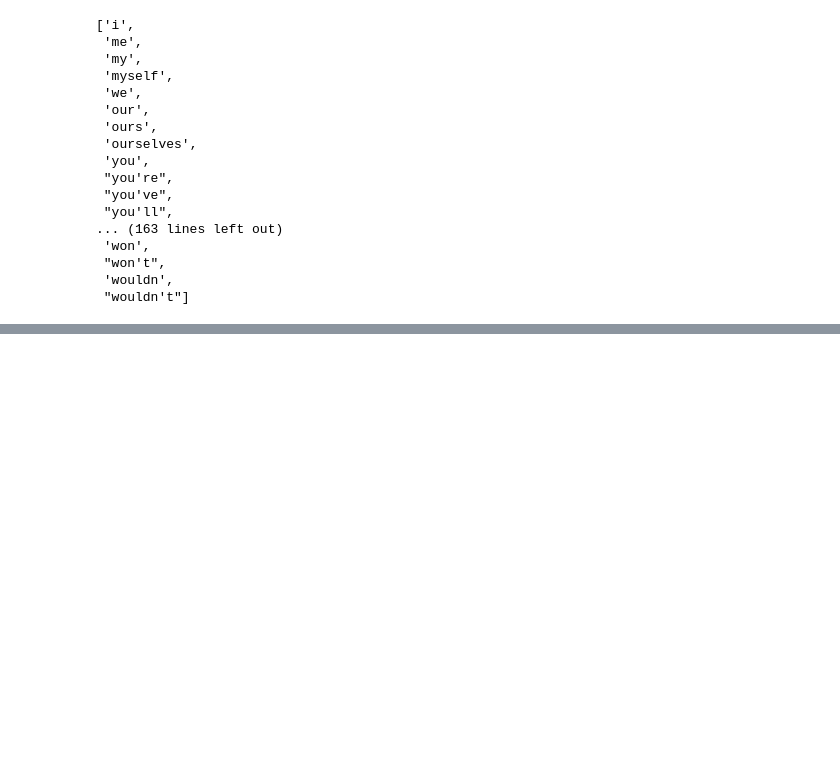
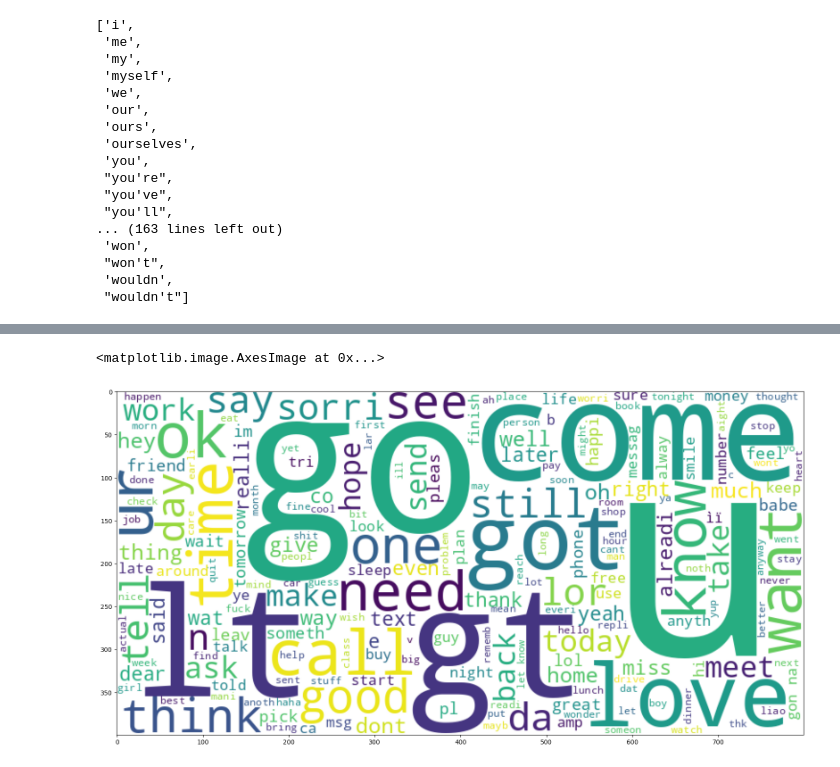
Before and after one commit to TheShyamTripathi/Spam_SMS, a Jupyter notebook: sms-detection.ipynb, the cells around one changed output, grey strips where cells are left out. Saved outputs shown, nothing was run; the diff lists cells and outputs as text; code cells hidden in the pictures; blank space fills up the shorter version.

```diff
--- a/sms-detection.ipynb
+++ b/sms-detection.ipynb
@@ -354,0 +374,8 @@ TypeError: argument of type 'WordListCorpusReader' is not iterable
+# %%
+#create word cloud for ham messages
+hamWC = wc.generate(df[df['result']== 0]['processed_text'].str.cat(sep=" "))
+plt.figure(figsize=(20, 10))
+plt.imshow(hamWC)
+# %% [output]
+<matplotlib.image.AxesImage at 0x...>
+[figure, added]
```
Also changed, not shown: parts of 10 cells of this notebook.
